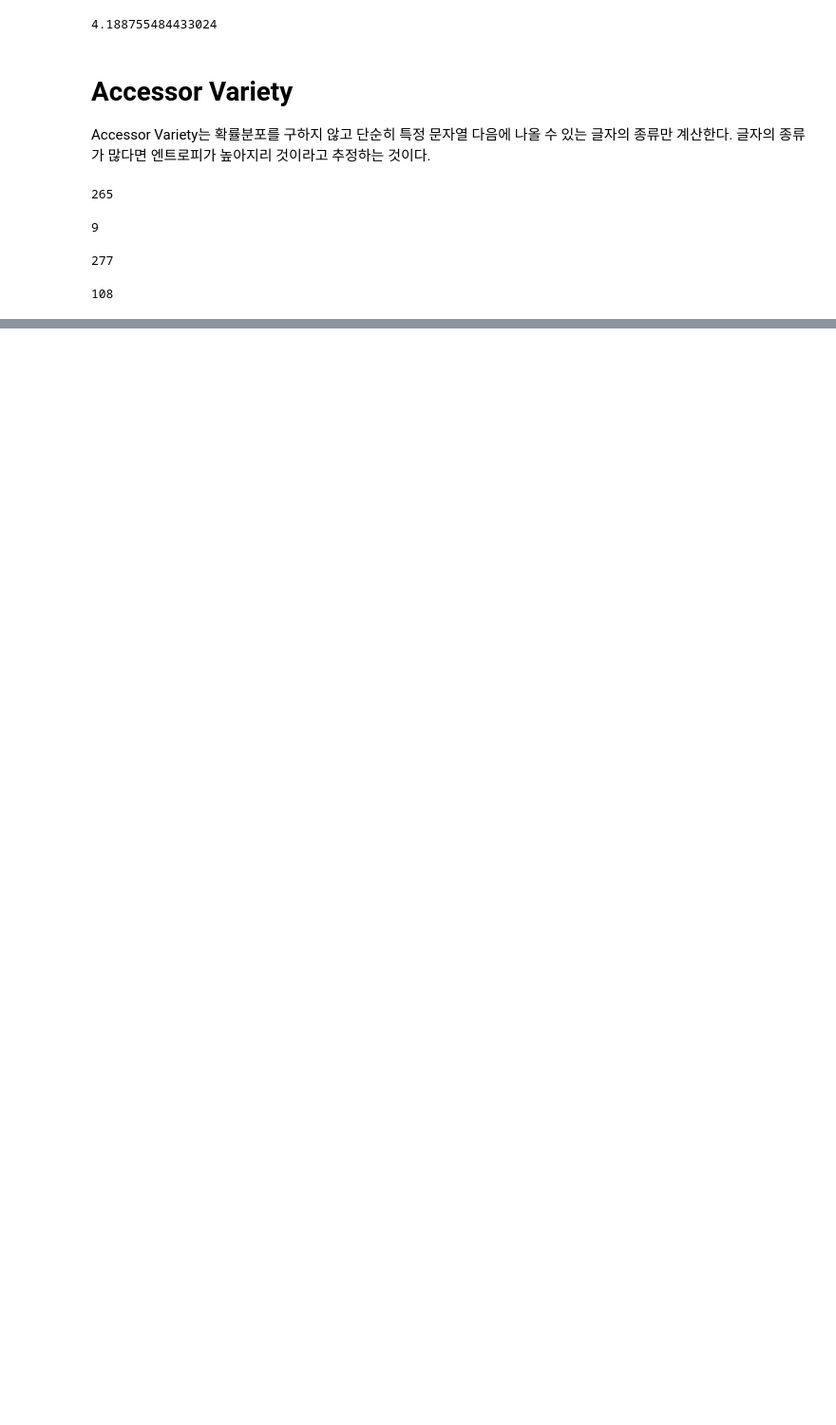
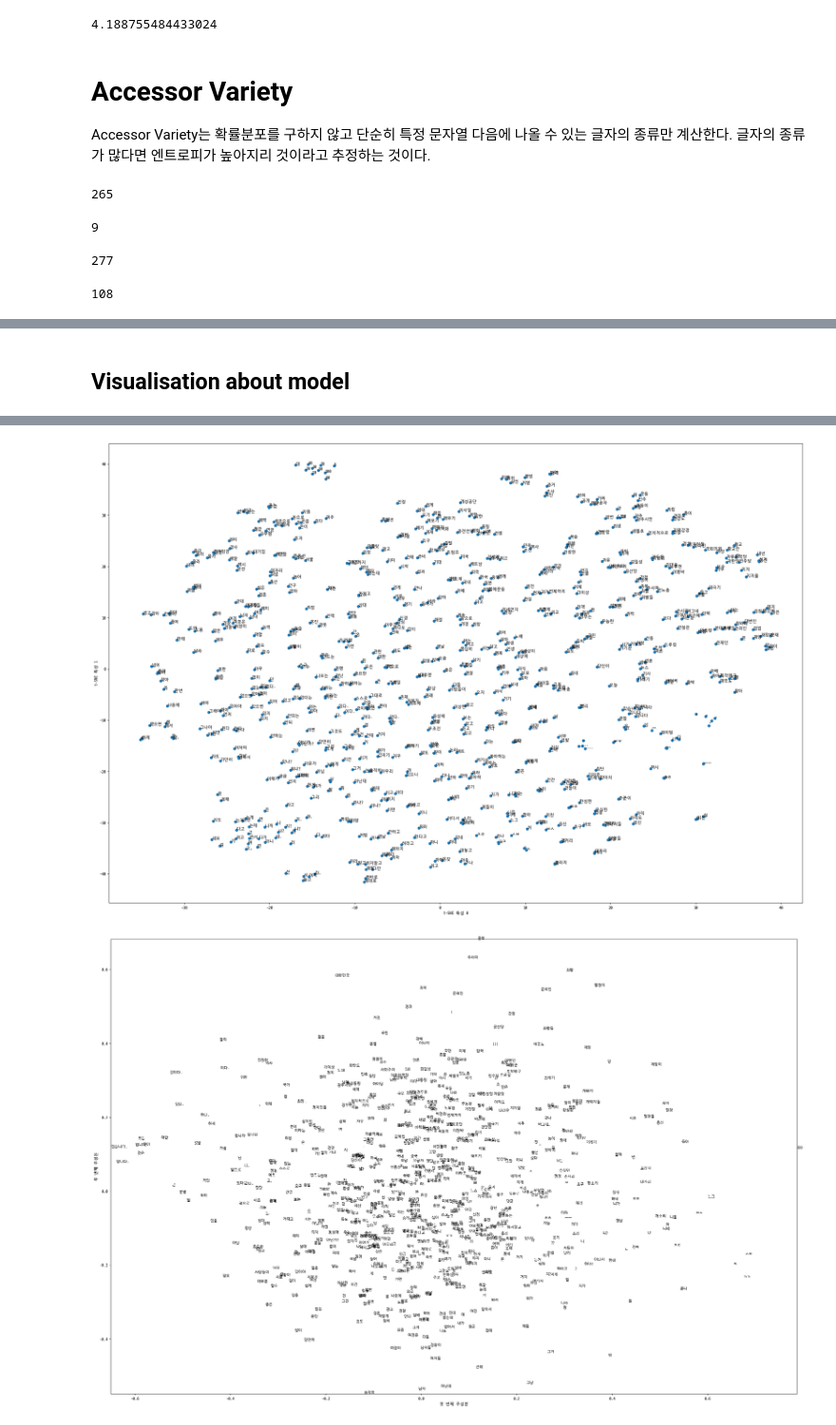
Before and after one commit to kreimben/word2vec, a Jupyter notebook: main.ipynb, the cells around one changed output, grey strips where cells are left out. Shown at 95% size. Cells and saved outputs as stored; diff of their text form; code cells hidden in the pictures; blank space fills up the shorter version.

```diff
--- a/main.ipynb
+++ b/main.ipynb
@@ -39,10 +32,3 @@ with open('data.pkl', 'wb') as f:
 # # if you don't have a txt file data from kaggle, uncomment it and load the object.
 # with open('data.pkl', 'rb') as f:
 #     corpus: DoublespaceLineCorpus = pickle.load(f)
-# %%
-i = 0
-for d in corpus:
-    print(i, d)
-    i += 1
-    if i > 4:
-        break
@@ -62,7 +45,7 @@ training was done. used memory 0.660 Gbmory 0.113 Gb
 # %%
-# to save the trained object
-with open('word_extractor.pkl', 'wb') as f:
-    pickle.dump(word_extractor, f)
+# # to save the trained object
+# with open('word_extractor.pkl', 'wb') as f:
+#     pickle.dump(word_extractor, f)
 # %%
 # # to load the trained object
 # with open('word_extractor.pkl', 'rb') as f:
@@ -161,7 +142,7 @@ We can assume the corpus is from social network and better `Max Score` tokenisin
 # %%
-from soynlp.tokenizer import MaxScoreTokenizer
+from soynlp.tokenizer import LTokenizer
 
 scores = {word: score.cohesion_forward for word, score in word_score.items()}
 
-maxscore_tokenizer = MaxScoreTokenizer(scores=scores)
-maxscore_tokenizer.tokenize("강한나고전의상실고추장조림관촉사거리고흥군수산업협동조합교수형그리스도교남구청소년도서관남동인더스파크농협용인육가공공장")
+# maxscore_tokenizer = MaxScoreTokenizer(scores=scores)
+ltokenizer = LTokenizer(scores=scores)
@@ -181,0 +149,18 @@ maxscore_tokenizer.tokenize("강한나고전의상실고추장조림관촉사거
+# %%
+%%time
+
+from src.stopwords import *
+
+# Dataset example
+count = 500_000
+data = get_data()
+tokenised_sentences = []
+
+while count:
+    if count % 10_000 == 0: print(f'{count}', end=' ')
+    temp = ltokenizer.tokenize(next(data))
+    approve = []
+    for word in temp:
+        if not word in STOP_WORDS: approve.append(word)
+    tokenised_sentences.append(approve)
+    count -= 1
@@ -181,0 +346,2 @@ maxscore_tokenizer.tokenize("강한나고전의상실고추장조림관촉사거
+# %% [markdown]
+## Visualisation about model
@@ -181,0 +412,3 @@ maxscore_tokenizer.tokenize("강한나고전의상실고추장조림관촉사거
+# %%
+visualise('./model/cbow.model')
+# %% [output]
@@ -181,0 +417,2 @@ maxscore_tokenizer.tokenize("강한나고전의상실고추장조림관촉사거
+[figure, added]
+[figure, added]
```
Also changed, not shown: parts of 29 cells of this notebook.
